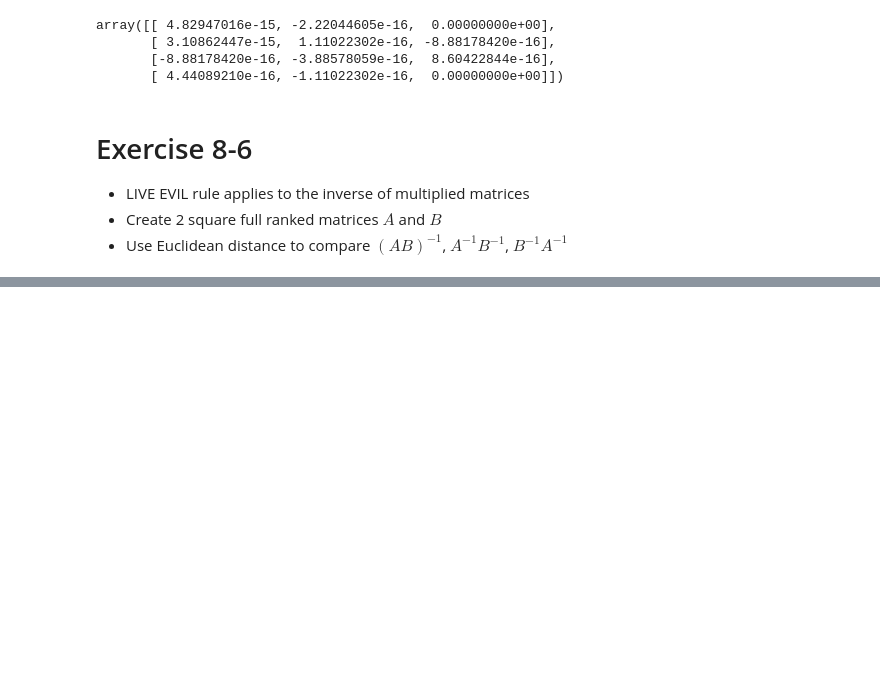
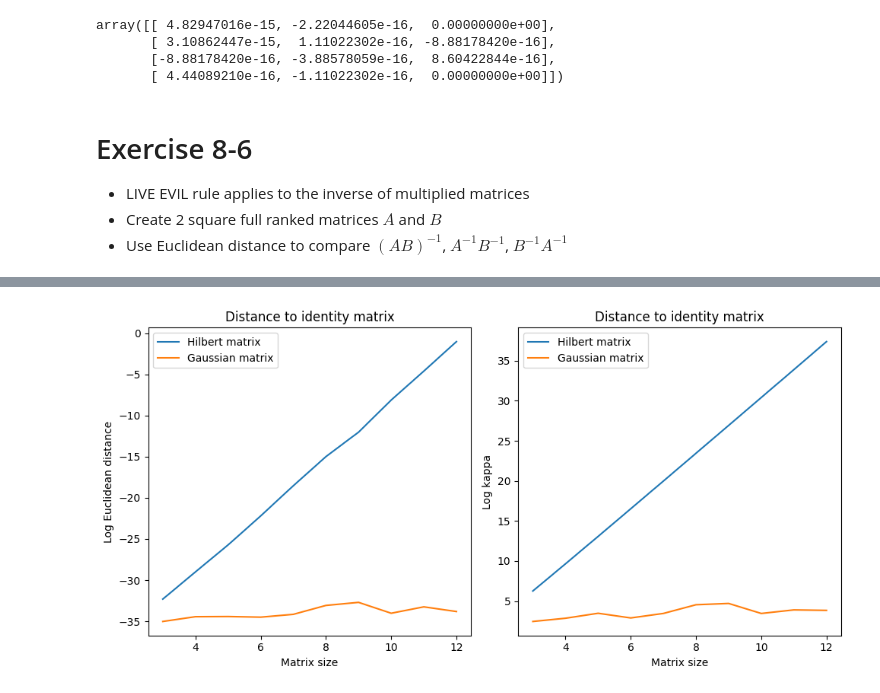
Before and after one commit to Amertz08/python-learnings, a Jupyter notebook: practical-linear-algebra/ch8_exercises.ipynb, the cells around one changed output, grey strips where cells are left out. Drawn from its saved outputs; the diff is of its cells as text; code cells hidden in the pictures; blank space fills up the shorter version.

```diff
--- a/practical-linear-algebra/ch8_exercises.ipynb
+++ b/practical-linear-algebra/ch8_exercises.ipynb
@@ -208,0 +239,4 @@ np.float64(1.7804136283536464e-14)
+# %%
+def cool_hilbert_matrix(n: int) -> np.ndarray:
+    k = np.arange(1, n+1).reshape(1, -1)
+    return 1 / (k.T + k - 1)
@@ -208,0 +252,3 @@ np.float64(1.7804136283536464e-14)
+# %%
+h = cool_hilbert_matrix(4)
+h @ np.linalg.inv(h)
@@ -208,0 +264,31 @@ np.float64(1.7804136283536464e-14)
+# %%
+size_range = range(3, 13)
+hilbert_results = np.zeros((2, len(size_range)))
+gaussian_results = np.zeros((2, len(size_range)))
+for i, size in enumerate(size_range):
+    h = cool_hilbert_matrix(size)
+    h_identity = h @ np.linalg.inv(h)
+    hilbert_results[0, i] = np.linalg.norm(h_identity - np.eye(size, size))
+    hilbert_results[1, i] = np.linalg.cond(h)
+
+    g = np.random.default_rng().random((size, size))
+    g_identity = g @ np.linalg.inv(g)
+    gaussian_results[0, i] = np.linalg.norm(g_identity - np.eye(size, size))
+    gaussian_results[1, i] = np.linalg.cond(g)
+# %%
+_, axes = plt.subplots(1, 2, figsize=(10, 5))
+titles = ["Distance to identity matrix", "Matrix condition number"]
+for i, title in enumerate(titles):
+    axes[i].set_title("Distance to identity matrix")
+    axes[i].plot(size_range, np.log(hilbert_results[i]))
+    axes[i].plot(size_range, np.log(gaussian_results[i]))
+    axes[i].set_xlabel("Matrix size")
+    axes[i].legend(["Hilbert matrix", "Gaussian matrix"])
+
+
+axes[0].set_ylabel("Log Euclidean distance")
+axes[1].set_ylabel("Log kappa")
+
+plt.tight_layout()
+# %% [output]
+[figure, added]
```
Also changed, not shown: parts of 9 cells of this notebook.
